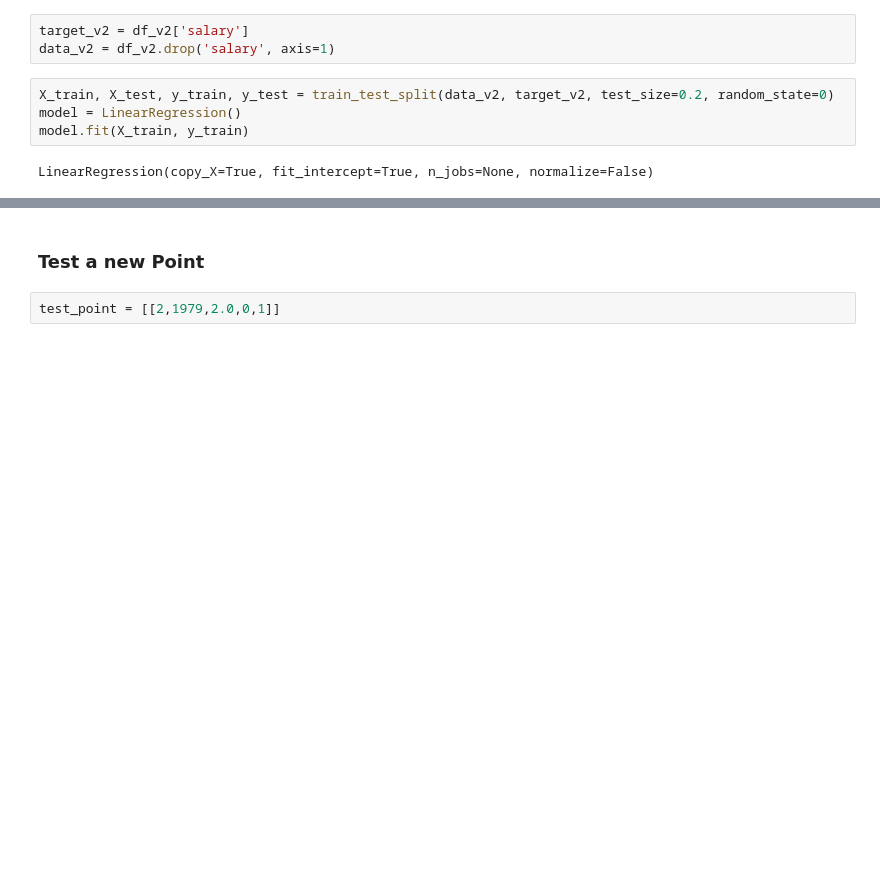
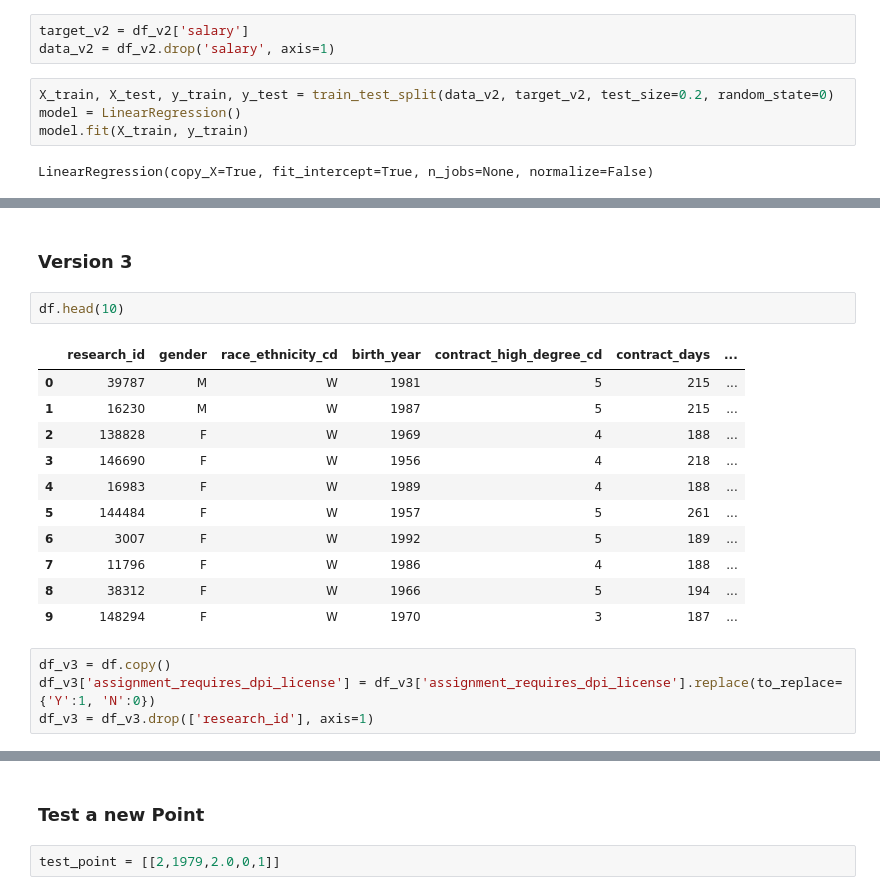
Before and after one commit to j-buss/wi-dpi, a Jupyter notebook: eda/6.0_Salary_Prediction.ipynb, the cells around one changed output, grey strips where cells are left out. Drawn from its saved outputs; the diff is of its cells as text; blank space fills up the shorter version.

```diff
--- a/eda/6.0_Salary_Prediction.ipynb
+++ b/eda/6.0_Salary_Prediction.ipynb
@@ -162,0 +181,20 @@ LinearRegression(copy_X=True, fit_intercept=True, n_jobs=None, normalize=False)
+# %% [markdown]
+### Version 3
+# %%
+df.head(10)
+# %% [output]
+|  | research_id | gender | race_ethnicity_cd | birth_year | contract_high_degree_cd | contract_days | ... |
+| 0 | 39787 | M | W | 1981 | 5 | 215 | ... |
+| 1 | 16230 | M | W | 1987 | 5 | 215 | ... |
+| 2 | 138828 | F | W | 1969 | 4 | 188 | ... |
+| 3 | 146690 | F | W | 1956 | 4 | 218 | ... |
+| 4 | 16983 | F | W | 1989 | 4 | 188 | ... |
+| 5 | 144484 | F | W | 1957 | 5 | 261 | ... |
+| 6 | 3007 | F | W | 1992 | 5 | 189 | ... |
+| 7 | 11796 | F | W | 1986 | 4 | 188 | ... |
+| 8 | 38312 | F | W | 1966 | 5 | 194 | ... |
+| 9 | 148294 | F | W | 1970 | 3 | 187 | ... |
+# %%
+df_v3 = df.copy()
+df_v3['assignment_requires_dpi_license'] = df_v3['assignment_requires_dpi_license'].replace(to_replace={'Y':1, 'N':0})
+df_v3 = df_v3.drop(['research_id'], axis=1)
```
Also changed, not shown: parts of 24 cells of this notebook.
